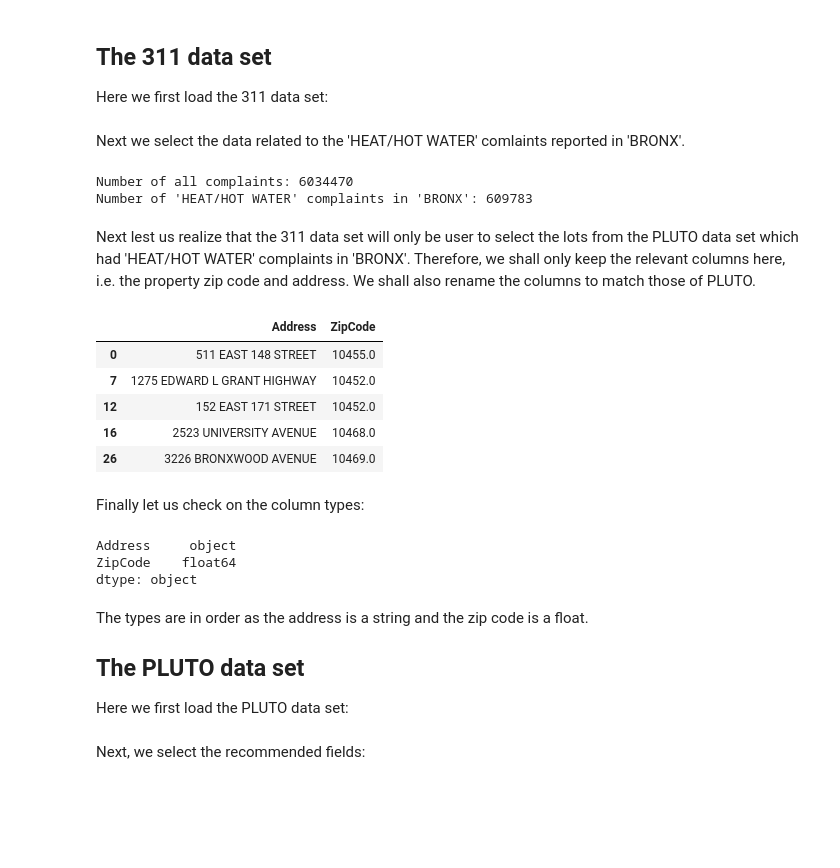
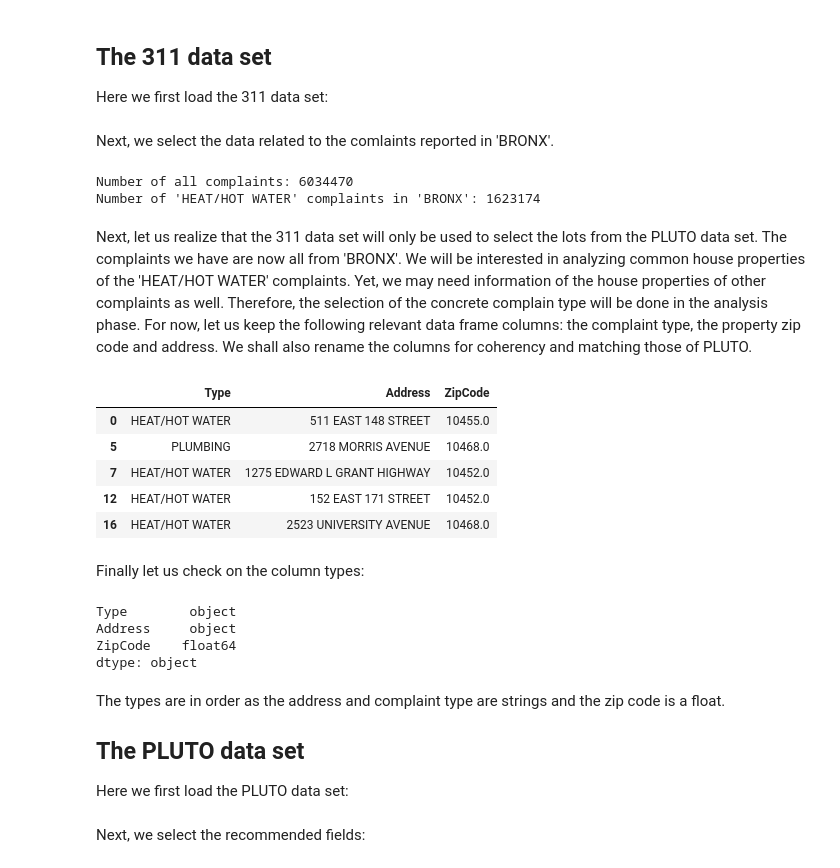
Before and after one commit to ivan-zapreev/data-science-python-projects, a Jupyter notebook: IBM_DS0720EN/capstone_03.ipynb, the cells around one changed output. Drawn from its saved outputs; the diff is of its cells as text; code cells hidden in the pictures; blank space fills up the shorter version.

Commit message:
Working on feature selection

```diff
--- a/IBM_DS0720EN/capstone_03.ipynb
+++ b/IBM_DS0720EN/capstone_03.ipynb
@@ -127,37 +134,38 @@ dhp_ds = get_data_source(erm2_nwe9_creds)
 # Read the CSV file
 dhp_df = pd.read_csv(dhp_ds, parse_dates = ['created_date', 'closed_date'])
 # %% [markdown]
-Next we select the data related to the 'HEAT/HOT WATER' comlaints reported in 'BRONX'.
+Next, we select the data related to the comlaints reported in 'BRONX'.
 # %%
 print('Number of all complaints:', dhp_df.shape[0])
-dhp_df = dhp_df[(dhp_df['complaint_type'] == 'HEAT/HOT WATER') & (dhp_df['borough'] == 'BRONX')]
+dhp_df = dhp_df[(dhp_df['borough'] == 'BRONX')]
 print('Number of \'HEAT/HOT WATER\' complaints in \'BRONX\':', dhp_df.shape[0])
 # %% [output]
 Number of all complaints: 6034470
-Number of 'HEAT/HOT WATER' complaints in 'BRONX': 609783
+Number of 'HEAT/HOT WATER' complaints in 'BRONX': 1623174
 # %% [markdown]
-Next lest us realize that the 311 data set will only be user to select the lots from the PLUTO data set which had 'HEAT/HOT WATER' complaints in 'BRONX'. Therefore, we shall only keep the relevant columns here, i.e. the property zip code and address. We shall also rename the columns to match those of PLUTO.
+Next, let us realize that the 311 data set will only be used to select the lots from the PLUTO data set. The complaints we have are now all from 'BRONX'. We will be interested in analyzing common house properties of the 'HEAT/HOT WATER' complaints. Yet, we may need information of the house properties of other complaints as well. Therefore, the selection of the concrete complain type will be done in the analysis phase. For now, let us keep the following relevant data frame columns: the complaint type, the property zip code and address. We shall also rename the columns for coherency and matching those of PLUTO.
 # %%
-dhp_df = dhp_df[['incident_address', 'incident_zip']]
-dhp_df = dhp_df.rename({'incident_address':'Address', 'incident_zip':'ZipCode'}, axis=1)
+dhp_df = dhp_df[['complaint_type', 'incident_address', 'incident_zip']]
+dhp_df = dhp_df.rename({'complaint_type':'Type', 'incident_address':'Address', 'incident_zip':'ZipCode'}, axis=1)
 dhp_df.head()
 # %% [output]
-|  | Address | ZipCode |
-| 0 | 511 EAST 148 STREET | 10455.0 |
-| 7 | 1275 EDWARD L GRANT HIGHWAY | 10452.0 |
-| 12 | 152 EAST 171 STREET | 10452.0 |
-| 16 | 2523 UNIVERSITY AVENUE | 10468.0 |
-| 26 | 3226 BRONXWOOD AVENUE | 10469.0 |
+|  | Type | Address | ZipCode |
+| 0 | HEAT/HOT WATER | 511 EAST 148 STREET | 10455.0 |
+| 5 | PLUMBING | 2718 MORRIS AVENUE | 10468.0 |
+| 7 | HEAT/HOT WATER | 1275 EDWARD L GRANT HIGHWAY | 10452.0 |
+| 12 | HEAT/HOT WATER | 152 EAST 171 STREET | 10452.0 |
+| 16 | HEAT/HOT WATER | 2523 UNIVERSITY AVENUE | 10468.0 |
 # %% [markdown]
 Finally let us check on the column types:
 # %%
 dhp_df.dtypes
 # %% [output]
+Type        object
 Address     object
 ZipCode    float64
 dtype: object
 # %% [markdown]
-The types are in order as the address is a string and the zip code is a float.
+The types are in order as the address and complaint type are strings and the zip code is a float.
 
 ## The PLUTO data set
 Here we first load the PLUTO data set:
```
Also changed, not shown: parts of 65 cells of this notebook.
